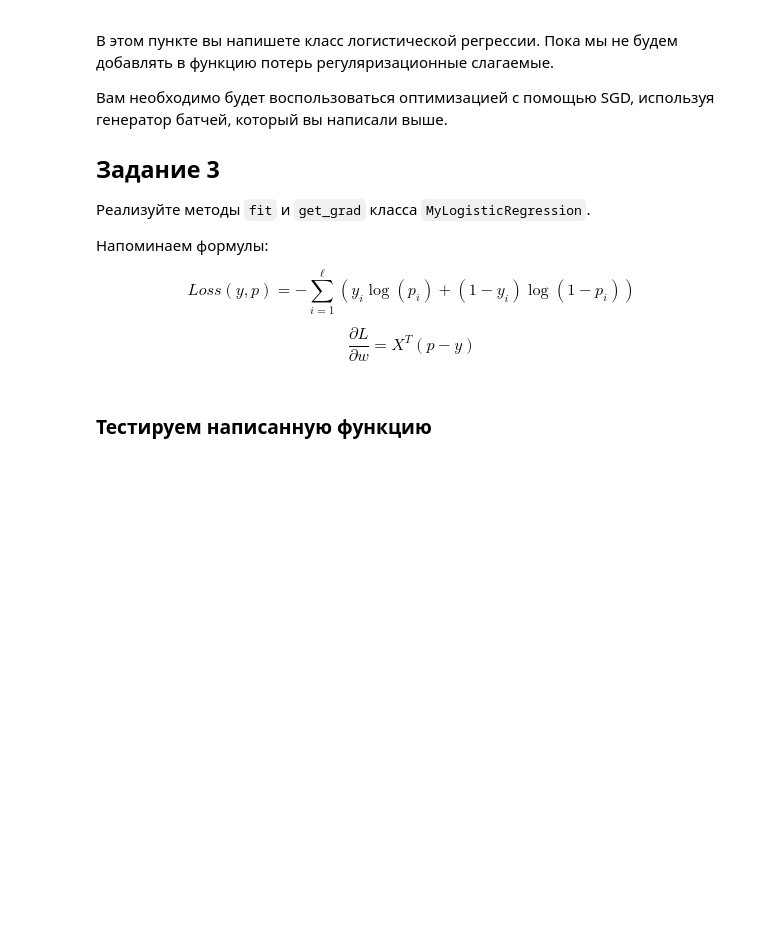
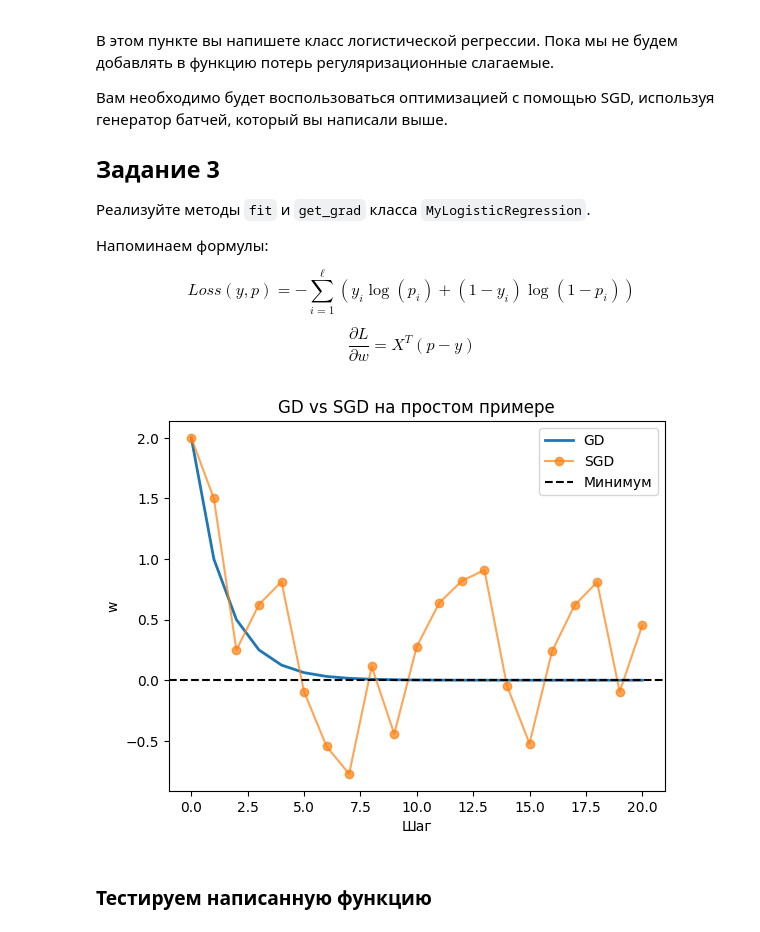
Before and after one commit to vrilphoton/DLS_Fall_25_1st_semester, a Jupyter notebook: hw_2_linear_models.ipynb, the cells around one changed output. Cells and saved outputs as stored; diff of their text form; code cells hidden in the pictures; blank space fills up the shorter version.

```diff
--- a/hw_2_linear_models.ipynb
+++ b/hw_2_linear_models.ipynb
@@ -415,6 +417,53 @@ class MyLogisticRegression(object):
     def __loss(self, y, p):
         p = np.clip(p, 1e-10, 1 - 1e-10)
         return -np.sum(y * np.log(p) + (1 - y) * np.log(1 - p))
+# %%
+import numpy as np
+import matplotlib.pyplot as plt
+
+# Данные
+X = np.array([[1], [1]])
+y = np.array([1, -1])
+
+def loss(w):
+    return 0.5 * np.mean((X.flatten() * w - y) ** 2)
+
+def grad_full(w):
+    return np.mean(X.flatten() * (X.flatten() * w - y))
+
+def grad_stochastic(w, idx):
+    x_i, y_i = X[idx][0], y[idx]
+    return x_i * (x_i * w - y_i)
+
+# Параметры
+w_gd, w_sgd = 2.0, 2.0
+lr = 0.5
+steps = 20
+
+gd_path = [w_gd]
+sgd_path = [w_sgd]
+
+for t in range(steps):
+    # GD
+    w_gd -= lr * grad_full(w_gd)
+    gd_path.append(w_gd)
+
+    # SGD (случайный выбор)
+    idx = np.random.randint(0, 2)
+    w_sgd -= lr * grad_stochastic(w_sgd, idx)
+    sgd_path.append(w_sgd)
+
+# Визуализация
+plt.plot(gd_path, label='GD', linewidth=2)
+plt.plot(sgd_path, label='SGD', marker='o', alpha=0.7)
+plt.axhline(0, color='k', linestyle='--', label='Минимум')
+plt.xlabel('Шаг')
+plt.ylabel('w')
+plt.legend()
+plt.title('GD vs SGD на простом примере')
+plt.show()
+# %% [output]
+[figure, added]
 # %% [markdown]
 ### Тестируем написанную функцию
 # %%
```
Also changed, not shown: parts of 2 cells of this notebook.
